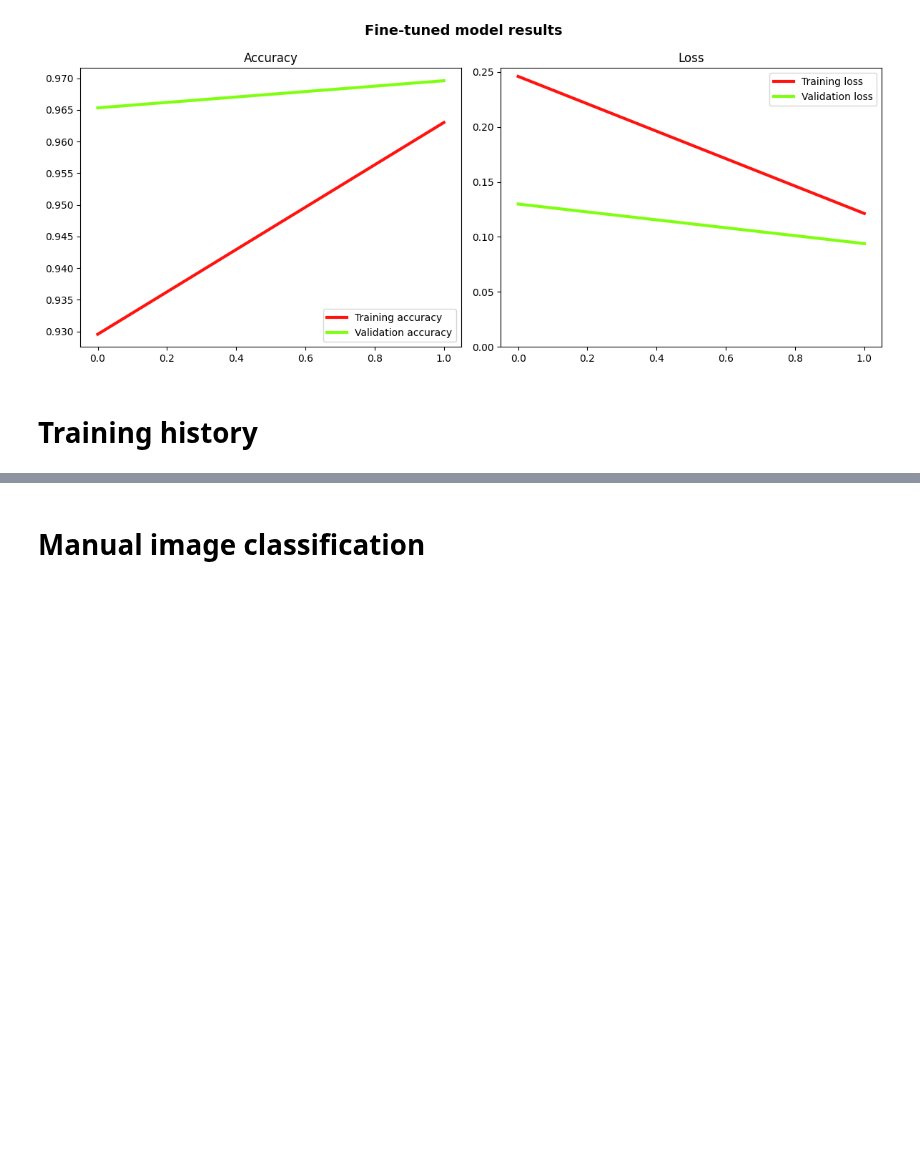
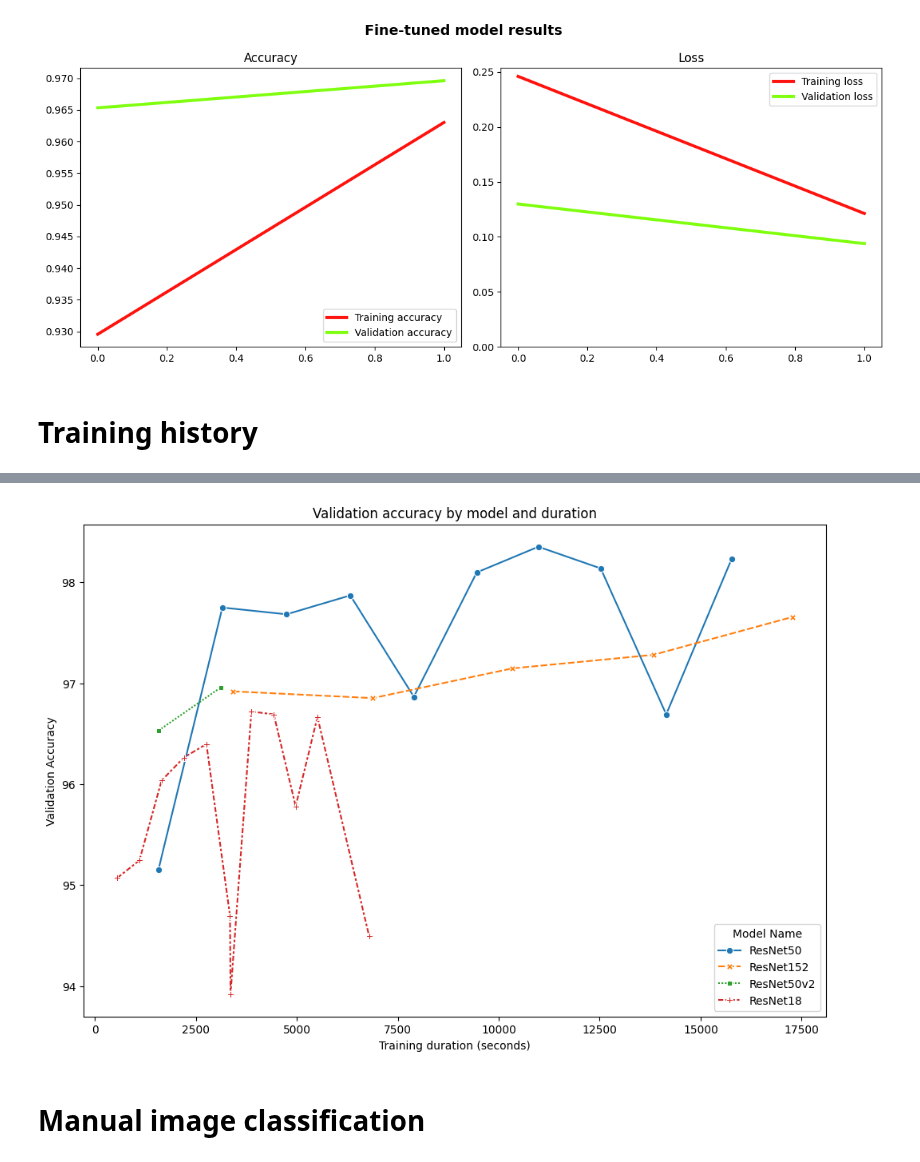
Before and after one commit to Breza/genderative_ai, a Jupyter notebook: Analysis/genderative_analysis.ipynb, the cells around one changed output, grey strips where cells are left out. Drawn from its saved outputs; the diff is of its cells as text; code cells hidden in the pictures; blank space fills up the shorter version.

```diff
--- a/Analysis/genderative_analysis.ipynb
+++ b/Analysis/genderative_analysis.ipynb
@@ -702,3 +710,13 @@ fig, ax = plt.subplots()
+# %%
+plt.figure(figsize=(12, 8))
+sns.lineplot(data=training_log, x="training_duration", y="val_accuracy", hue="model_name", style="model_name", markers=True)
+plt.title('Validation accuracy by model and duration')
+plt.xlabel('Training duration (seconds)')
+plt.ylabel('Validation Accuracy')
+plt.legend(title='Model Name', loc='lower right')
+plt.show()
+# %% [output]
+[figure, added]
 # %% [markdown]
 # Manual image classification
 # %%
```
Also changed, not shown: parts of 5 cells of this notebook.
